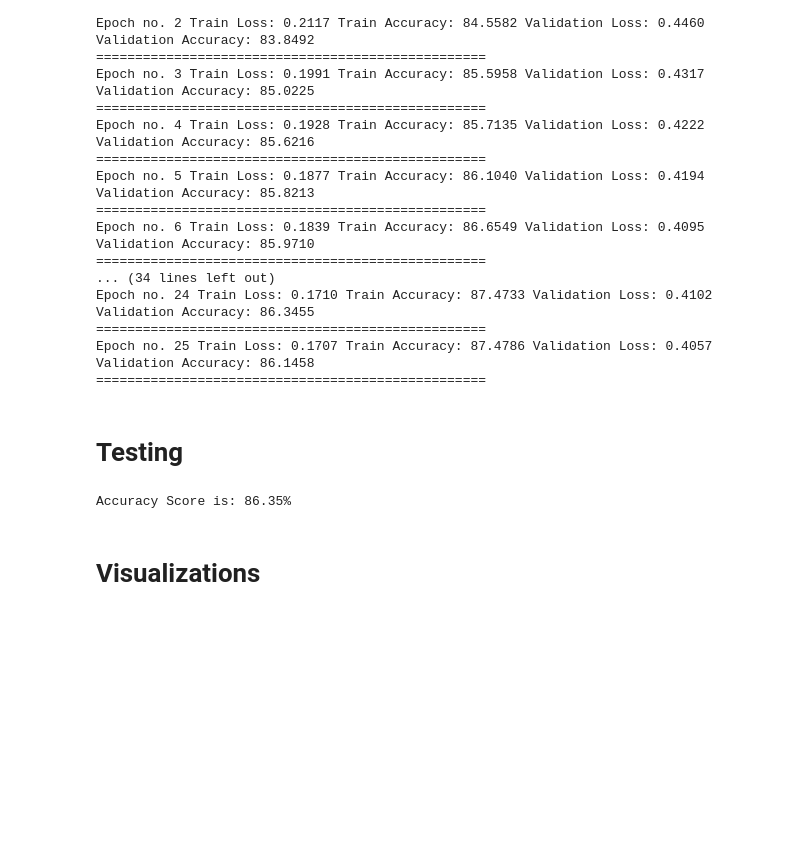
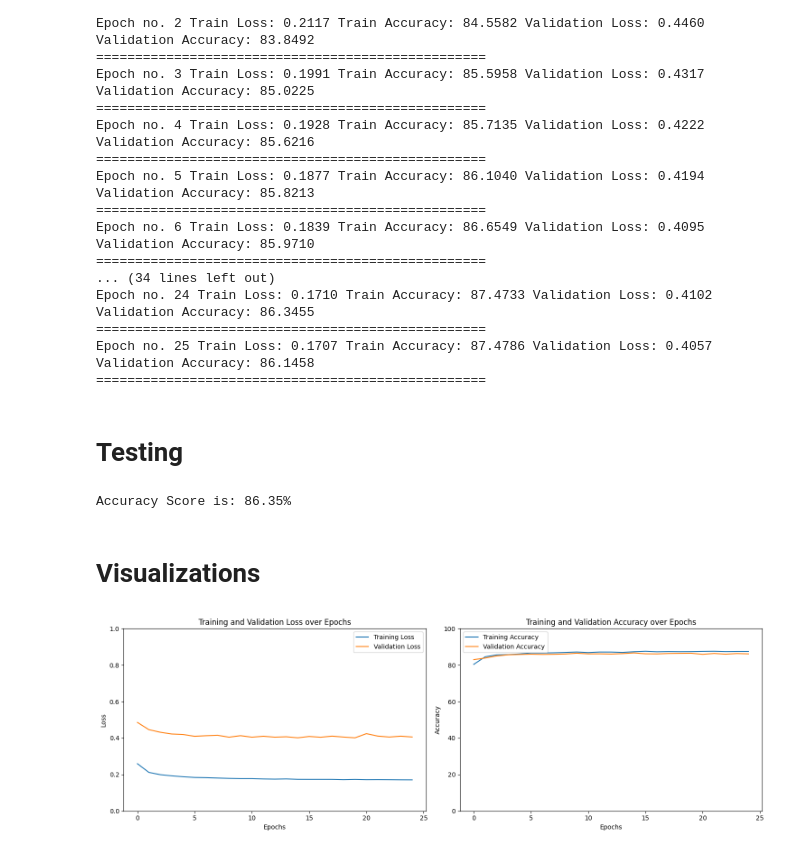
Before and after one commit to patrick-3008/Text-Classification, a Jupyter notebook: text-classification.ipynb, the cells around one changed output. Drawn from its saved outputs; the diff is of its cells as text; code cells hidden in the pictures; blank space fills up the shorter version.

Commit message:
add Visualizations

```diff
--- a/text-classification.ipynb
+++ b/text-classification.ipynb
@@ -207,3 +207,27 @@ print(f"Accuracy Score is: {round((total_acc_test/X_test.shape[0])*100, 2)}%")
 Accuracy Score is: 86.35%
 # %% [markdown]
 # Visualizations
+# %%
+fig, axs = plt.subplots(nrows=1, ncols=2, figsize=(15, 5))
+
+axs[0].plot(total_loss_train_plot, label='Training Loss')
+axs[0].plot(total_loss_validation_plot, label='Validation Loss')
+axs[0].set_title('Training and Validation Loss over Epochs')
+axs[0].set_xlabel('Epochs')
+axs[0].set_ylabel('Loss')
+axs[0].set_ylim([0, 1])
+axs[0].legend()
+
+axs[1].plot(total_acc_train_plot, label='Training Accuracy')
+axs[1].plot(total_acc_validation_plot, label='Validation Accuracy')
+axs[1].set_title('Training and Validation Accuracy over Epochs')
+axs[1].set_xlabel('Epochs')
+axs[1].set_ylabel('Accuracy')
+axs[1].set_ylim([0, 100])
+axs[1].legend()
+
+plt.tight_layout()
+
+plt.show()
+# %% [output]
+[figure, added]
```
